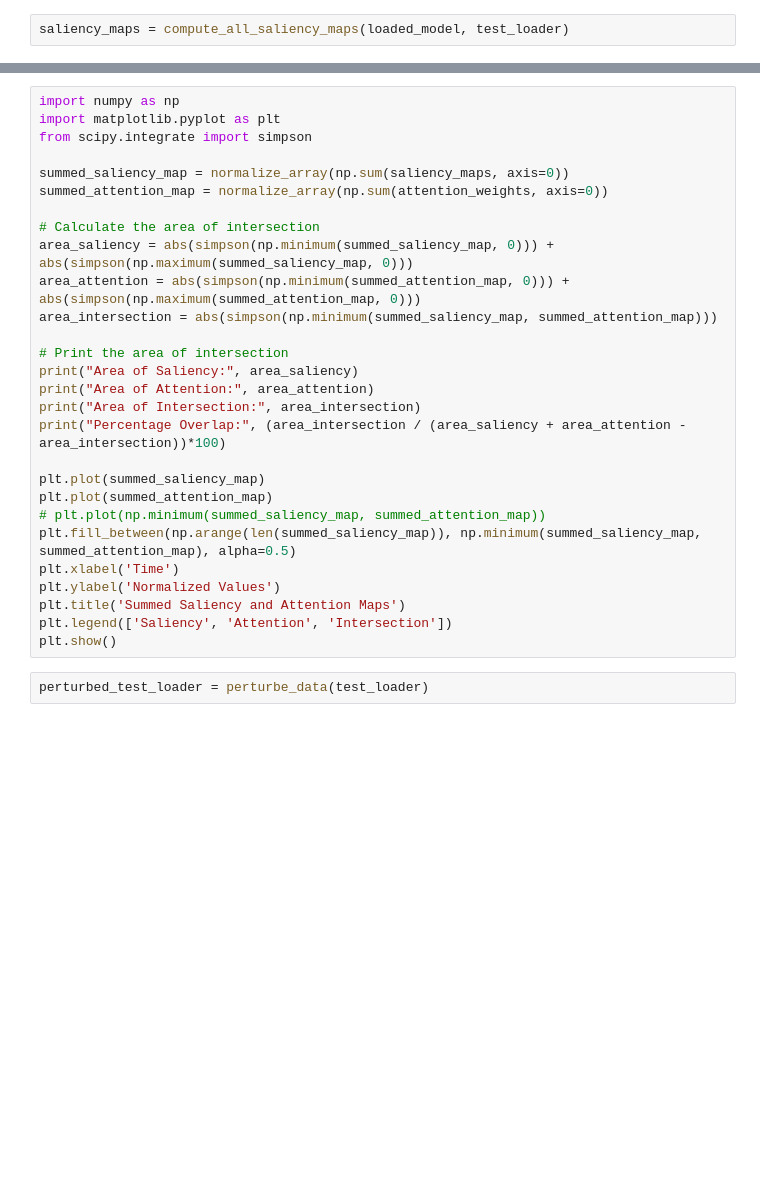
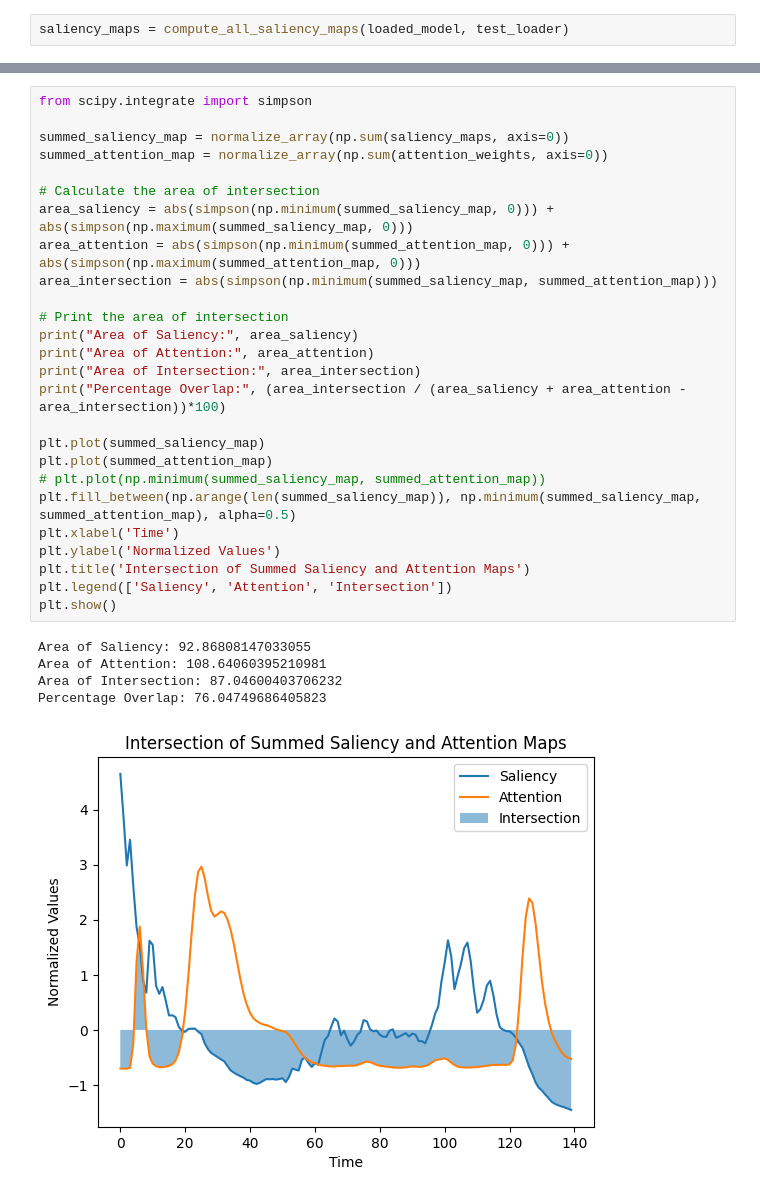
Before and after one commit to KrishGoel/lstm-anomaly-detection-xai-using-attention, a Jupyter notebook: main.ipynb, the cells around one changed output, grey strips where cells are left out. Saved outputs shown, nothing was run; the diff lists cells and outputs as text; blank space fills up the shorter version.

```diff
--- a/main.ipynb
+++ b/main.ipynb
@@ -94,30 +97,32 @@ plt.show()
 # %%
-import numpy as np
-import matplotlib.pyplot as plt
 from scipy.integrate import simpson
 
 summed_saliency_map = normalize_array(np.sum(saliency_maps, axis=0))
 summed_attention_map = normalize_array(np.sum(attention_weights, axis=0))
 
 # Calculate the area of intersection
 area_saliency = abs(simpson(np.minimum(summed_saliency_map, 0))) + abs(simpson(np.maximum(summed_saliency_map, 0)))
 area_attention = abs(simpson(np.minimum(summed_attention_map, 0))) + abs(simpson(np.maximum(summed_attention_map, 0)))
 area_intersection = abs(simpson(np.minimum(summed_saliency_map, summed_attention_map)))
 
 # Print the area of intersection
 print("Area of Saliency:", area_saliency)
 print("Area of Attention:", area_attention)
 print("Area of Intersection:", area_intersection)
 print("Percentage Overlap:", (area_intersection / (area_saliency + area_attention - area_intersection))*100)
 
 plt.plot(summed_saliency_map)
 plt.plot(summed_attention_map)
 # plt.plot(np.minimum(summed_saliency_map, summed_attention_map))
 plt.fill_between(np.arange(len(summed_saliency_map)), np.minimum(summed_saliency_map, summed_attention_map), alpha=0.5)
 plt.xlabel('Time')
 plt.ylabel('Normalized Values')
-plt.title('Summed Saliency and Attention Maps')
+plt.title('Intersection of Summed Saliency and Attention Maps')
 plt.legend(['Saliency', 'Attention', 'Intersection'])
 plt.show()
+# %% [output]
+Area of Saliency: 92.86808147033055
+Area of Attention: 108.64060395210981
+Area of Intersection: 87.04600403706232
+Percentage Overlap: 76.04749686405823
+[figure, added]
-# %%
-perturbed_test_loader = perturbe_data(test_loader)
```
Also changed, not shown: parts of 6 cells of this notebook.
